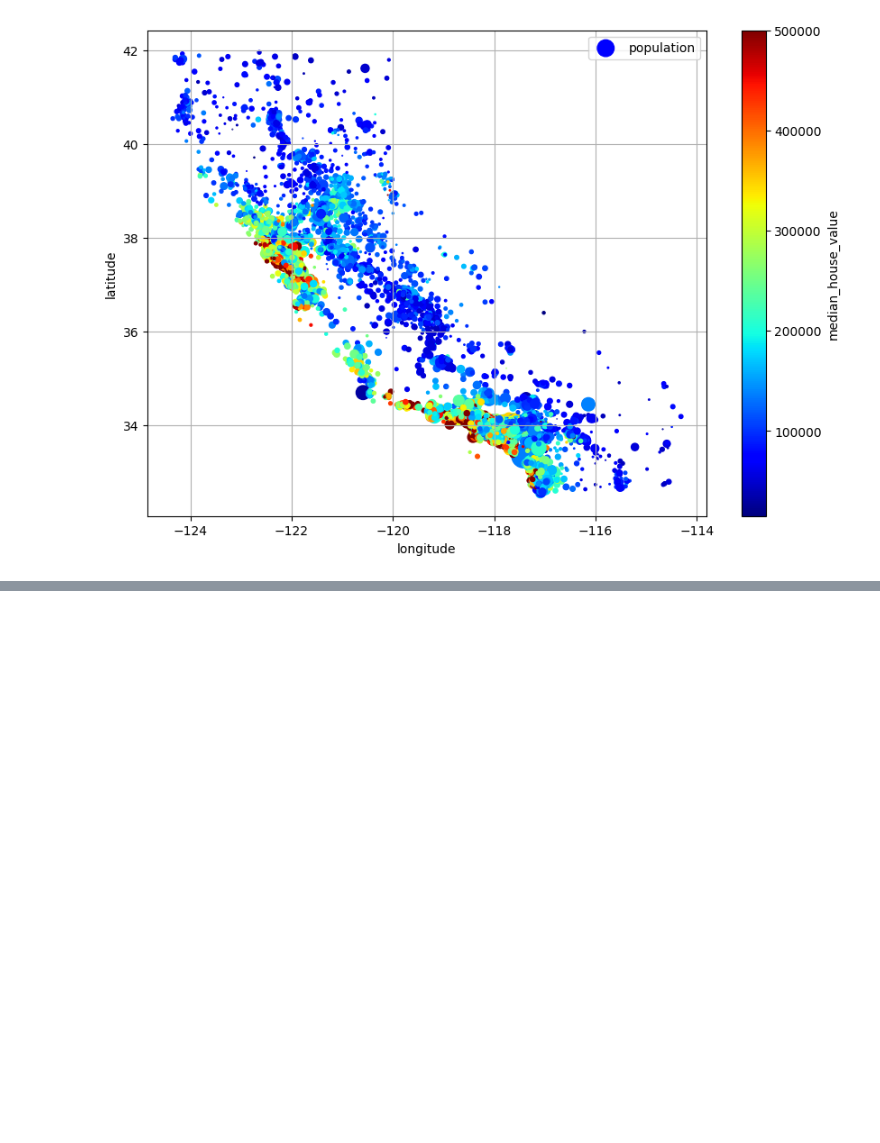
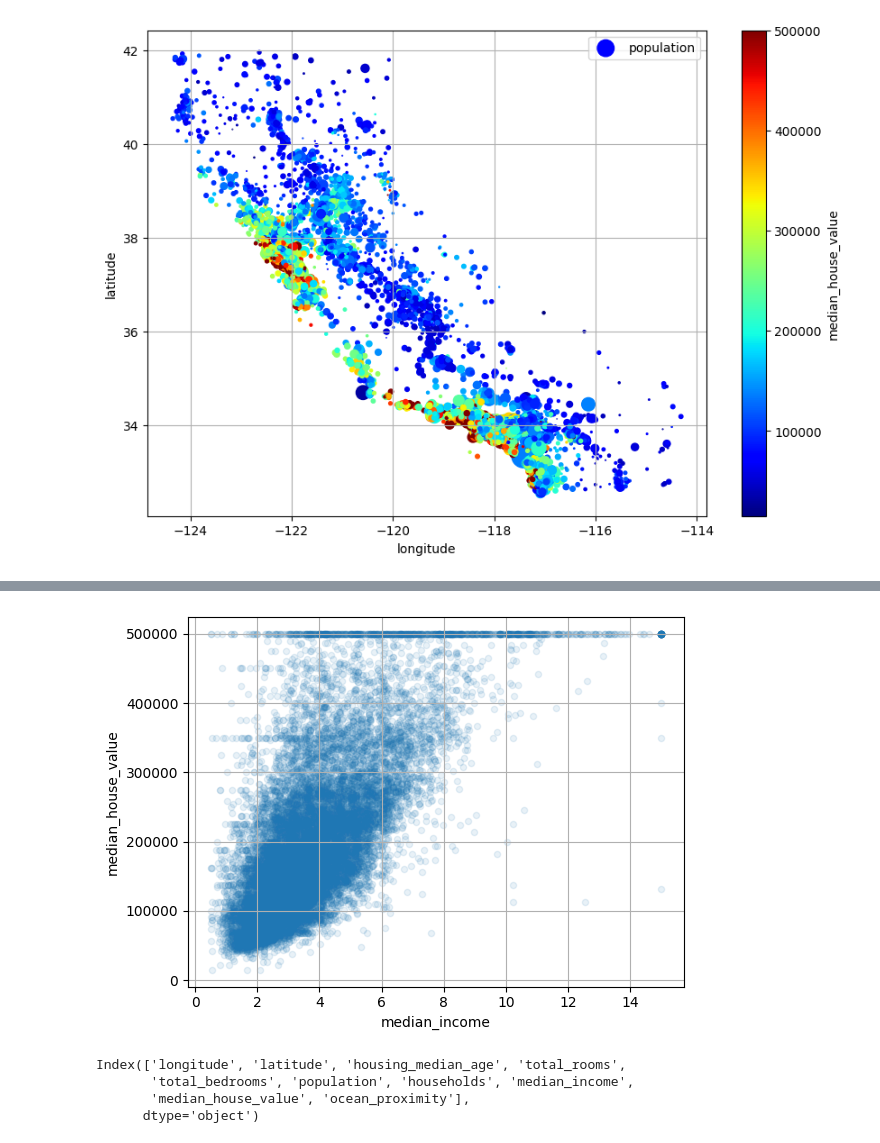
Before and after one commit to arun-nair-sde/kaggle, a Jupyter notebook: homl/housing-data.ipynb, the cells around one changed output, grey strips where cells are left out. Saved outputs shown, nothing was run; the diff lists cells and outputs as text; code cells hidden in the pictures; blank space fills up the shorter version.

```diff
--- a/homl/housing-data.ipynb
+++ b/homl/housing-data.ipynb
@@ -237,0 +264,18 @@ plt.show()
+# %%
+housing.plot(
+    kind="scatter",
+    x="median_income",
+    y="median_house_value",
+    grid=True,
+    alpha=0.1
+)
+plt.show()
+# %% [output]
+[figure, added]
+# %%
+housing.columns
+# %% [output]
+Index(['longitude', 'latitude', 'housing_median_age', 'total_rooms',
+       'total_bedrooms', 'population', 'households', 'median_income',
+       'median_house_value', 'ocean_proximity'],
+      dtype='object')
```
Also changed, not shown: parts of 7 cells of this notebook.
